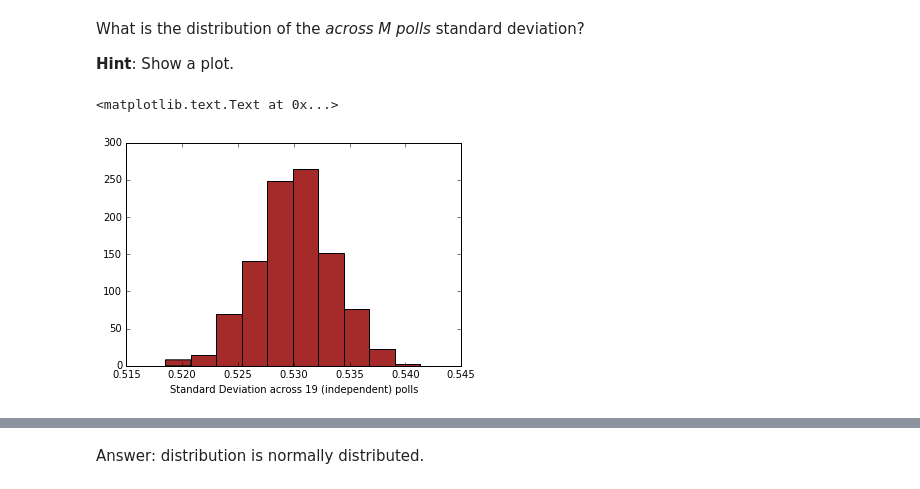
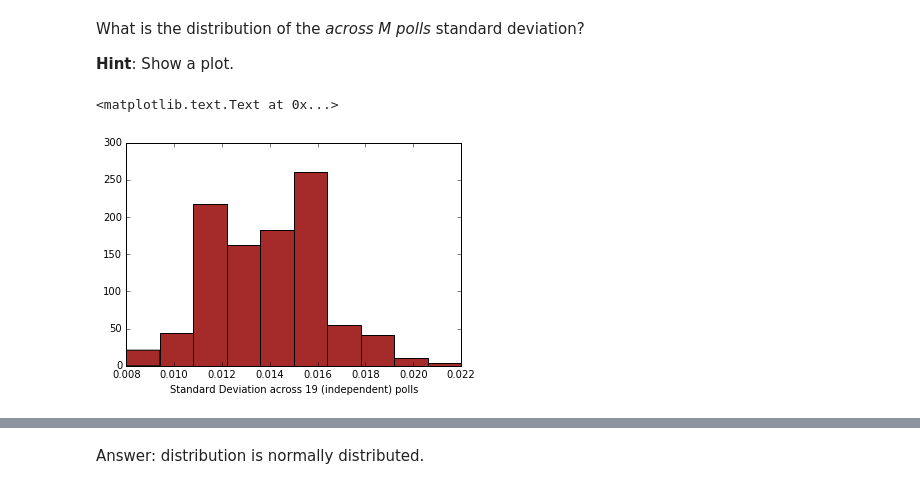
Before and after one commit to deep327/2014, a Jupyter notebook: homework/HW2.ipynb, the cells around one changed output, grey strips where cells are left out. Cells and saved outputs as stored; diff of their text form; code cells hidden in the pictures.

```diff
--- a/homework/HW2.ipynb
+++ b/homework/HW2.ipynb
@@ -630,11 +630,11 @@ What is the distribution of the *across M polls* standard deviation?
 **Hint**: Show a plot.
 # %%
 #your code here
-plt.hist(pollsd, color="brown")
+plt.hist(multi_std, color="brown")
 plt.xlabel("Standard Deviation across 19 (independent) polls")
 # %% [output]
 <matplotlib.text.Text at 0x...>
-[figure, old version]
+[figure, new version]
 # %%
 y,x = np.histogram(multi_std, bins=40)
 plt.vlines(x[1:], 0, y, lw=5, colors='blue')
```
Also changed, not shown: parts of 27 cells of this notebook.
